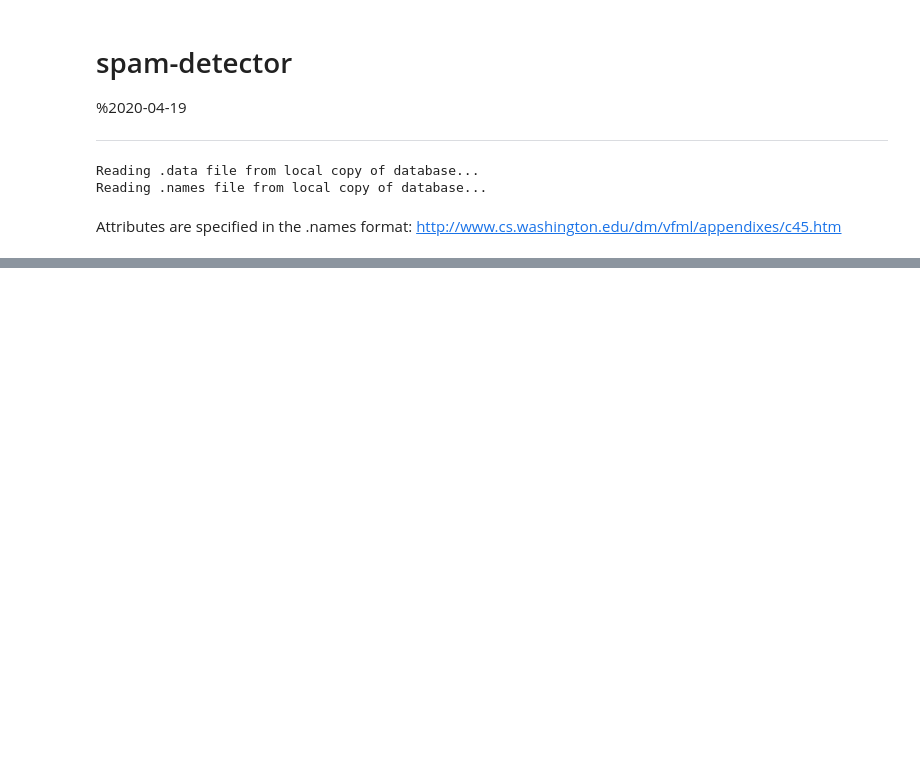
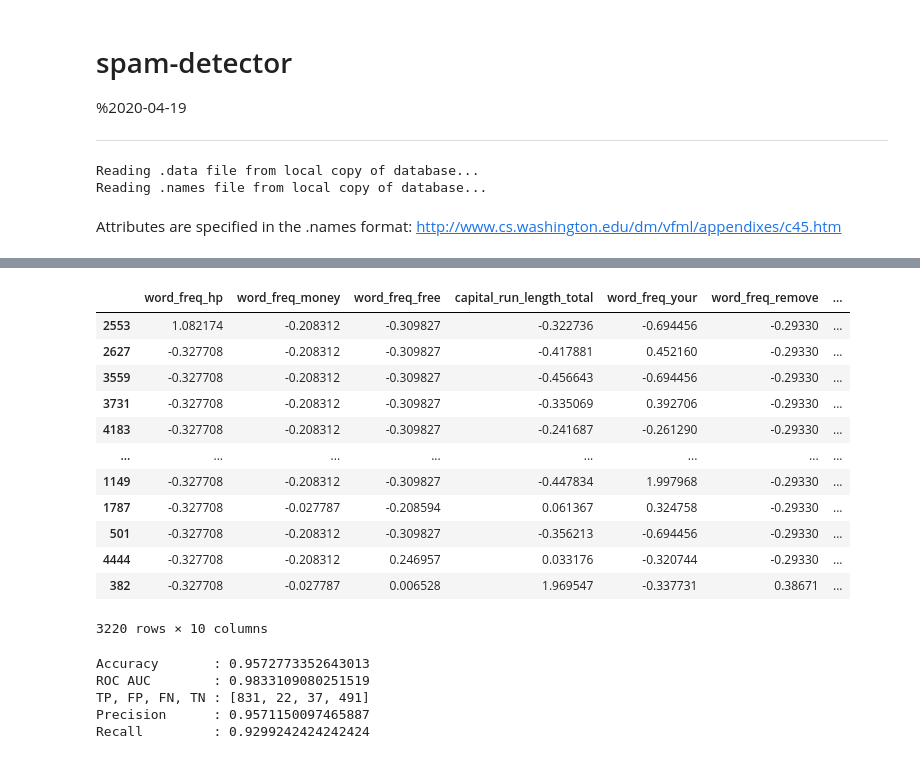
Before and after one commit to jonjau/msa, a Jupyter notebook: spam-detector.ipynb, the cells around one changed output, grey strips where cells are left out. Cells and saved outputs as stored; diff of their text form; code cells hidden in the pictures; blank space fills up the shorter version.

```diff
--- a/spam-detector.ipynb
+++ b/spam-detector.ipynb
@@ -70,5 +89,5 @@ def normalise_capital_run_length_data(df):
     return df
 
 
-features = df.drop('spam', axis=1)
-features = normalise_capital_run_length_data(features)
+features = spam_df.drop('spam', axis=1)
+#features2 = normalise_capital_run_length_data(features)
@@ -81,5 +186,39 @@ train_x, test_x, train_y, test_y = train_test_split(features, df['spam'], test_s
+# %%
+from sklearn.feature_selection import mutual_info_classif
+from sklearn.feature_selection import chi2
+
+k=10
+mi = mutual_info_classif(x_train, y_train)
+best_k = np.argsort(mi)[-k:]
+x_train = x_train.iloc[:,best_k]
+x_test = x_test.iloc[:,best_k]
+
+np.sort(mi)
+x_train
+# %% [output]
+|  | word_freq_hp | word_freq_money | word_freq_free | capital_run_length_total | word_freq_your | word_freq_remove | ... |
+| 2553 | 1.082174 | -0.208312 | -0.309827 | -0.322736 | -0.694456 | -0.29330 | ... |
+| 2627 | -0.327708 | -0.208312 | -0.309827 | -0.417881 | 0.452160 | -0.29330 | ... |
+| 3559 | -0.327708 | -0.208312 | -0.309827 | -0.456643 | -0.694456 | -0.29330 | ... |
+| 3731 | -0.327708 | -0.208312 | -0.309827 | -0.335069 | 0.392706 | -0.29330 | ... |
+| 4183 | -0.327708 | -0.208312 | -0.309827 | -0.241687 | -0.261290 | -0.29330 | ... |
+| ... | ... | ... | ... | ... | ... | ... | ... |
+| 1149 | -0.327708 | -0.208312 | -0.309827 | -0.447834 | 1.997968 | -0.29330 | ... |
+| 1787 | -0.327708 | -0.027787 | -0.208594 | 0.061367 | 0.324758 | -0.29330 | ... |
+| 501 | -0.327708 | -0.208312 | -0.309827 | -0.356213 | -0.694456 | -0.29330 | ... |
+| 4444 | -0.327708 | -0.208312 | 0.246957 | 0.033176 | -0.320744 | -0.29330 | ... |
+| 382 | -0.327708 | -0.027787 | 0.006528 | 1.969547 | -0.337731 | 0.38671 | ... |
+3220 rows × 10 columns
 # %%
 from sklearn.ensemble import RandomForestClassifier
 
 model1 = RandomForestClassifier(random_state=RANDOM_SEED)
-model1 = model1.fit(train_x, train_y)
+model1 = model1.fit(x_train, y_train)
+
+display_metrics(model1, x_test, y_test)
+# %% [output]
+Accuracy       : 0.9572773352643013
+ROC AUC        : 0.9833109080251519
+TP, FP, FN, TN : [831, 22, 37, 491]
+Precision      : 0.9571150097465887
+Recall         : 0.9299242424242424
```
Also changed, not shown: parts of 18 cells of this notebook, 8 other files.
